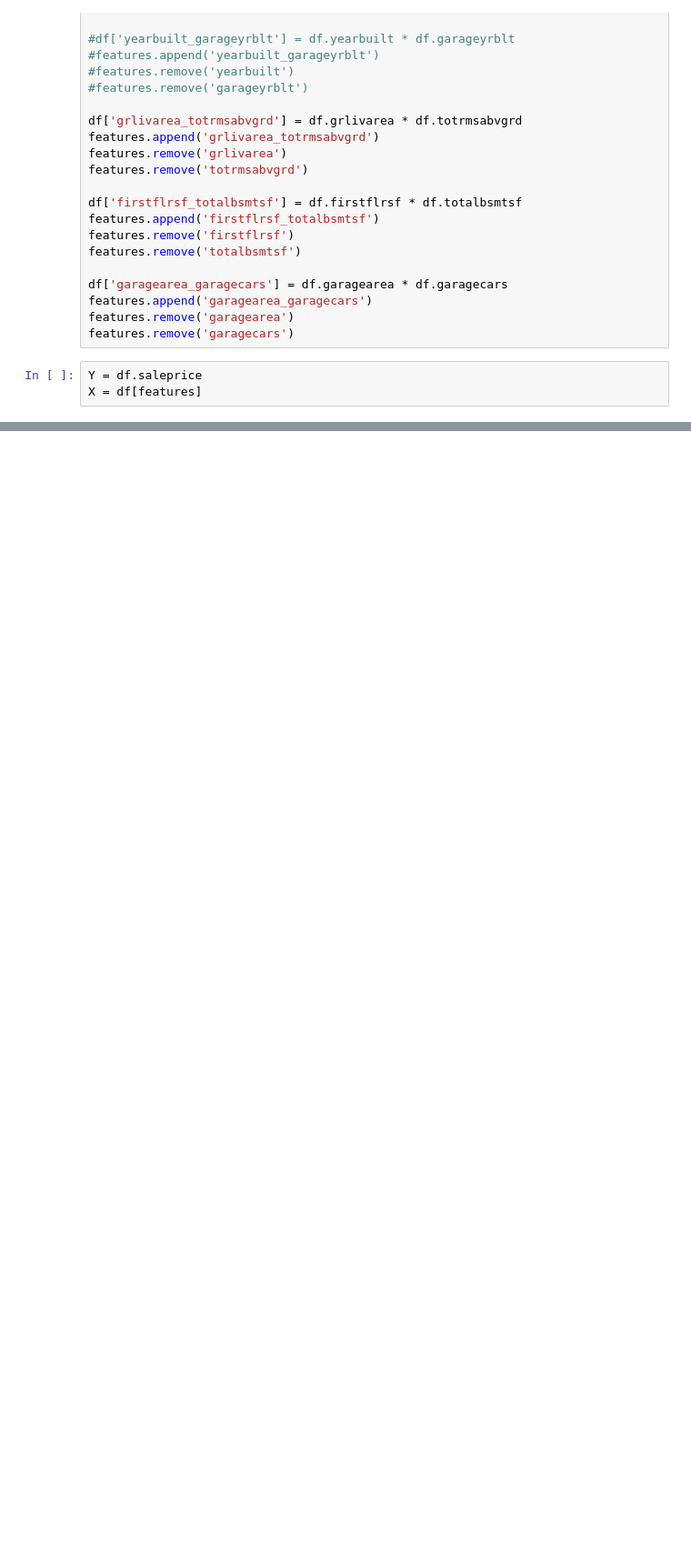
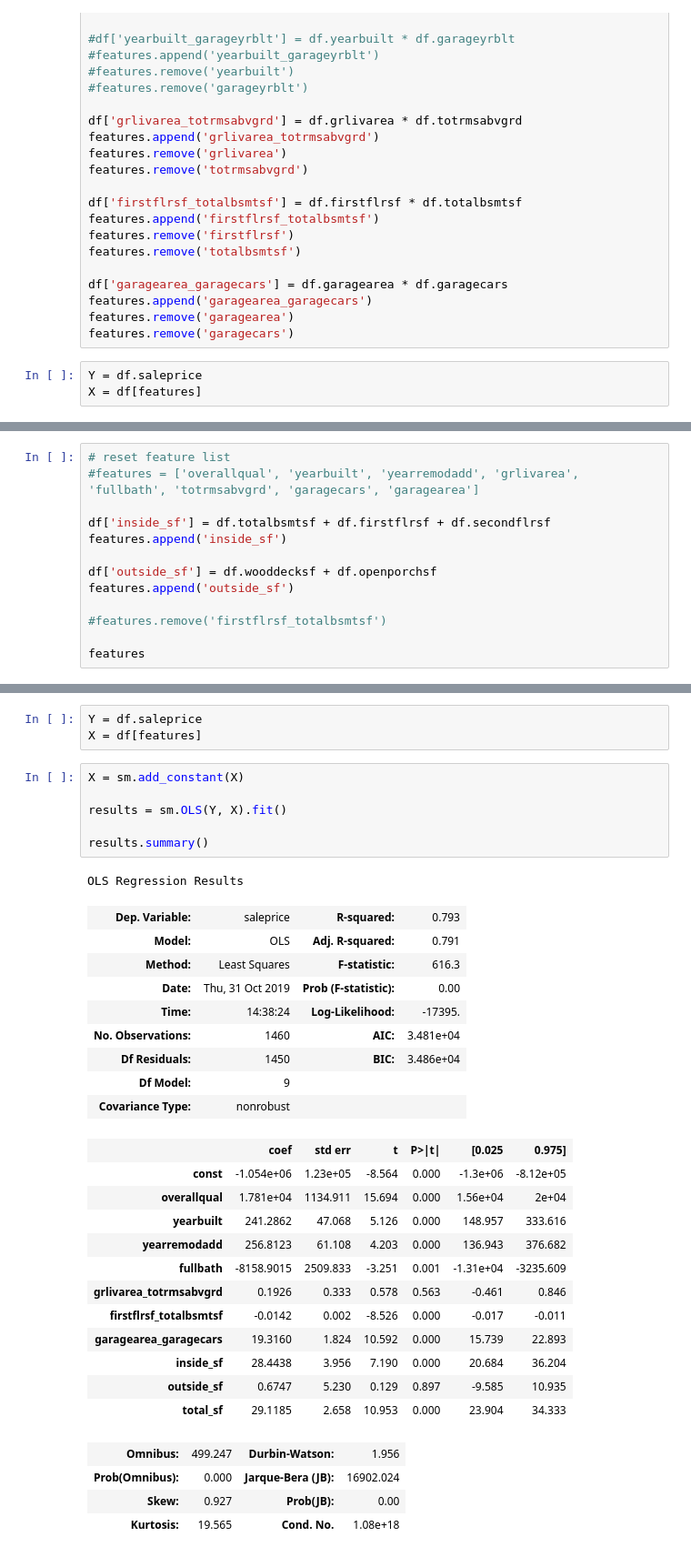
Before and after one commit to Kosmorsky/Thinkful, a Jupyter notebook: Module 19 - Supervised learning (regression)/19.5_house_prices_performance.ipynb, the cells around one changed output, grey strips where cells are left out. Shown at 91% size. Saved outputs shown, nothing was run; the diff lists cells and outputs as text; blank space fills up the shorter version.

```diff
--- a/Module 19 - Supervised learning (regression)/19.5_house_prices_performance.ipynb
+++ b/Module 19 - Supervised learning (regression)/19.5_house_prices_performance.ipynb
@@ -208 +210,14 @@ Warnings:
 strong multicollinearity or other numerical problems.
+# %%
+# reset feature list
+#features = ['overallqual', 'yearbuilt', 'yearremodadd', 'grlivarea', 'fullbath', 'totrmsabvgrd', 'garagecars', 'garagearea']
+
+df['inside_sf'] = df.totalbsmtsf + df.firstflrsf + df.secondflrsf
+features.append('inside_sf')
+
+df['outside_sf'] = df.wooddecksf + df.openporchsf
+features.append('outside_sf')
+
+#features.remove('firstflrsf_totalbsmtsf')
+
+features
@@ -208,0 +236,36 @@ strong multicollinearity or other numerical problems.
+# %%
+Y = df.saleprice
+X = df[features]
+# %%
+X = sm.add_constant(X)
+
+results = sm.OLS(Y, X).fit()
+
+results.summary()
+# %% [output]
+OLS Regression Results
+| Dep. Variable: | saleprice | R-squared: | 0.793 |
+| Model: | OLS | Adj. R-squared: | 0.791 |
+| Method: | Least Squares | F-statistic: | 616.3 |
+| Date: | Thu, 31 Oct 2019 | Prob (F-statistic): | 0.00 |
+| Time: | 14:38:24 | Log-Likelihood: | -17395. |
+| No. Observations: | 1460 | AIC: | 3.481e+04 |
+| Df Residuals: | 1450 | BIC: | 3.486e+04 |
+| Df Model: | 9 |  |  |
+| Covariance Type: | nonrobust |  |  |
+|  | coef | std err | t | P>|t| | [0.025 | 0.975] |
+| const | -1.054e+06 | 1.23e+05 | -8.564 | 0.000 | -1.3e+06 | -8.12e+05 |
+| overallqual | 1.781e+04 | 1134.911 | 15.694 | 0.000 | 1.56e+04 | 2e+04 |
+| yearbuilt | 241.2862 | 47.068 | 5.126 | 0.000 | 148.957 | 333.616 |
+| yearremodadd | 256.8123 | 61.108 | 4.203 | 0.000 | 136.943 | 376.682 |
+| fullbath | -8158.9015 | 2509.833 | -3.251 | 0.001 | -1.31e+04 | -3235.609 |
+| grlivarea_totrmsabvgrd | 0.1926 | 0.333 | 0.578 | 0.563 | -0.461 | 0.846 |
+| firstflrsf_totalbsmtsf | -0.0142 | 0.002 | -8.526 | 0.000 | -0.017 | -0.011 |
+| garagearea_garagecars | 19.3160 | 1.824 | 10.592 | 0.000 | 15.739 | 22.893 |
+| inside_sf | 28.4438 | 3.956 | 7.190 | 0.000 | 20.684 | 36.204 |
+| outside_sf | 0.6747 | 5.230 | 0.129 | 0.897 | -9.585 | 10.935 |
+| total_sf | 29.1185 | 2.658 | 10.953 | 0.000 | 23.904 | 34.333 |
+| Omnibus: | 499.247 | Durbin-Watson: | 1.956 |
+| Prob(Omnibus): | 0.000 | Jarque-Bera (JB): | 16902.024 |
+| Skew: | 0.927 | Prob(JB): | 0.00 |
+| Kurtosis: | 19.565 | Cond. No. | 1.08e+18 |
```
Also changed, not shown: parts of 10 cells of this notebook.
